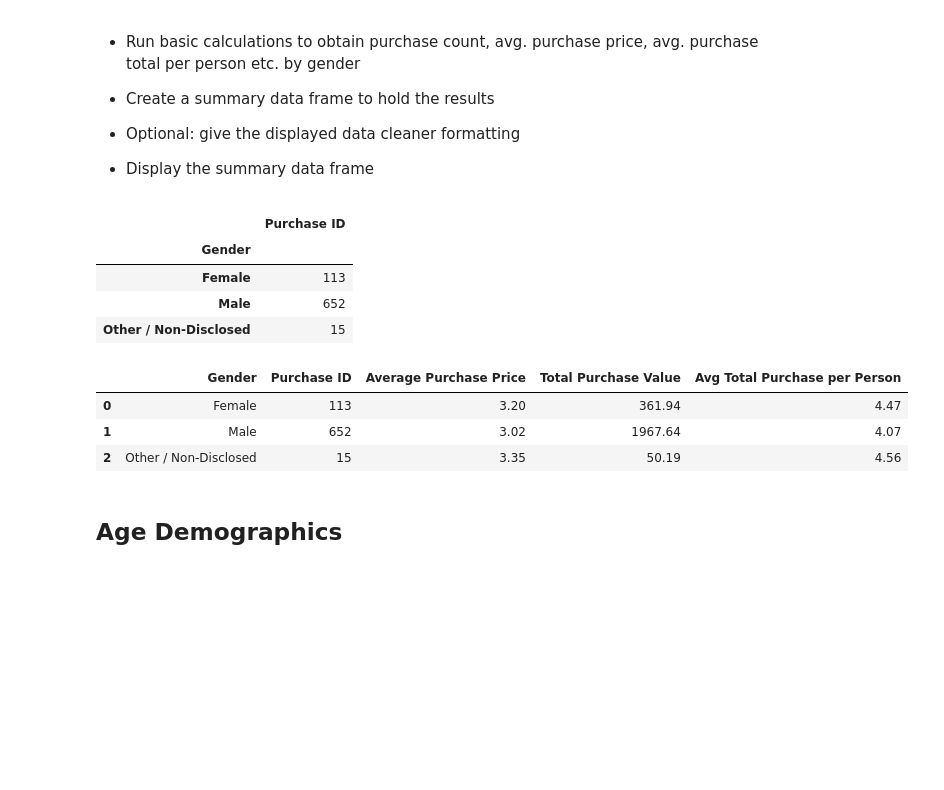
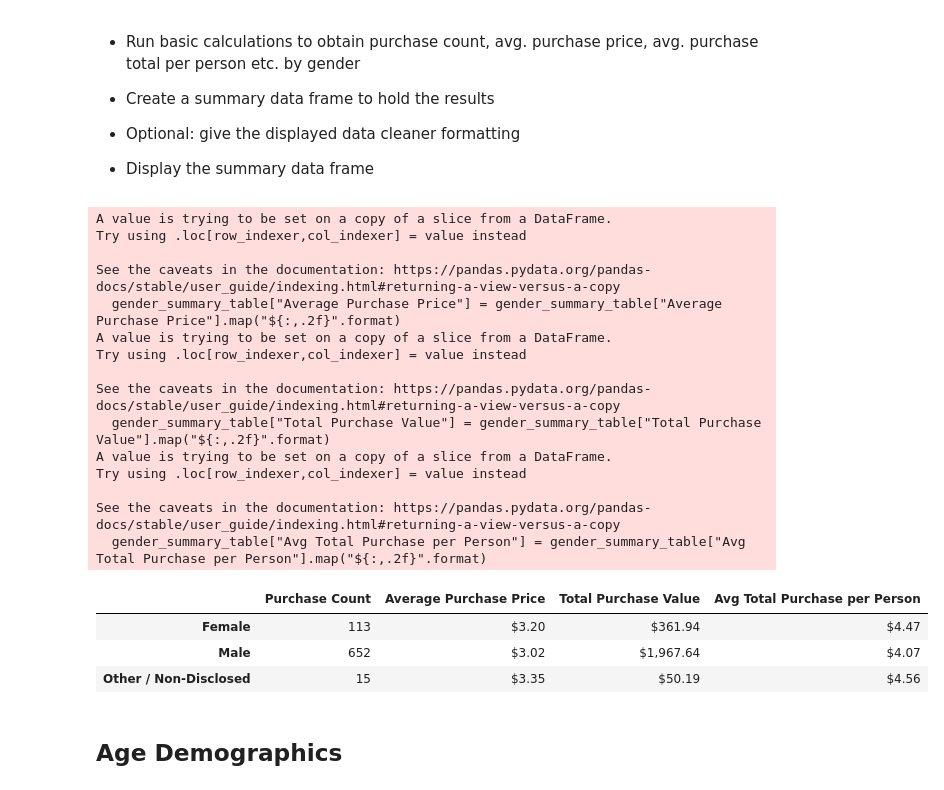
Before and after one commit to hmcwhit96/Pandas-challenge, a Jupyter notebook: Heroes of Pymoli/HeroesOfPymoli_starter.ipynb, the cells around one changed output. Saved outputs shown, nothing was run; the diff lists cells and outputs as text; code cells hidden in the pictures; blank space fills up the shorter version.

```diff
--- a/Heroes of Pymoli/HeroesOfPymoli_starter.ipynb
+++ b/Heroes of Pymoli/HeroesOfPymoli_starter.ipynb
@@ -183,61 +141,70 @@ gender_summary
 # %%
-# make tables for each gender
+# make tables for each summary statistic
+gender_PA_df = purchase_data[["Gender", "Price","Purchase ID"]]
+gender_group_df = gender_PA_df.groupby(["Gender"])
 
-gender_PA_df = purchase_data[["Gender", "Price"]]
-gender_group1 = gender_PA_df.groupby(["Gender"])
+avg_per_gender = gender_group_df.mean().round(2)
 
-avg_per_gender = gender_group1.mean().round(2)
-avg_per_gender
-
-tot_purch = purchase_data[["Gender","Price"]]
+tot_purch = purchase_data[["Gender","Price","Purchase ID"]]
 gender_group3 = tot_purch.groupby(["Gender"])
 
-total_gender_purch = gender_group3.sum()
-total_gender_purch
+total_gender_purch = gender_group3["Price"].sum()
 
 gender_purchase = purchase_data[["Gender","Purchase ID"]]
 gender_group2 = gender_purchase.groupby(["Gender"])
 
 purch_per_gender = gender_group2.count()
-purch_per_gender
-# %% [output]
-|  | Purchase ID |
-| Gender |  |
-| Female | 113 |
-| Male | 652 |
-| Other / Non-Disclosed | 15 |
 # %%
 unique_df = purchase_data[["SN","Gender"]]
 unique_df = unique_df.drop_duplicates(["SN"])
 unique_df = unique_df["Gender"]
 unique_df.value_counts()
 male_count = unique_df.loc[unique_df == "Male"].count()
 female_count = unique_df.loc[unique_df == "Female"].count()
 other_count = unique_df.loc[unique_df == "Other / Non-Disclosed"].count()
 
 # averge purchase per person per gender
-
 unique_countsdf = pd.DataFrame({
     "Gender": ["Male", "Female", "Other / Non-Disclosed"],
     "Unique Count": [male_count,female_count,other_count]
 })
 
 # summary table
-
 sum_table = pd.merge(purch_per_gender,avg_per_gender,on="Gender")
-
-sum_table2 = pd.merge(sum_table, total_gender_purch, on="Gender")
+sum_table1 = pd.merge(sum_table,purch_per_gender,on="Gender")
+sum_table2 = pd.merge(sum_table1, total_gender_purch, on="Gender")
 sum_table3 = pd.merge(sum_table2, unique_countsdf, on="Gender")
 sum_table3["Avg Total Purchase per Person"] = (sum_table3["Price_y"]/sum_table3["Unique Count"]).round(2)
 
-sum_table3 = sum_table3.rename(columns=({'Price_x':"Average Purchase Price","Price_y":"Total Purchase Value"}))
-gender_summary_table = sum_table3[["Gender","Purchase ID","Average Purchase Price","Total Purchase Value","Avg Total Purchase per Person"]]
+sum_table3 = sum_table3.rename(columns=({'Price_x':"Average Purchase Price","Price_y":"Total Purchase Value",'Purchase ID':'Purchase Count'}))
+gender_summary_table = sum_table3[["Purchase Count","Average Purchase Price","Total Purchase Value","Avg Total Purchase per Person"]]
+gender_summary_table.index = [['Female','Male','Other / Non-Disclosed']]
+
+gender_summary_table["Average Purchase Price"] = gender_summary_table["Average Purchase Price"].map("${:,.2f}".format)
+gender_summary_table["Total Purchase Value"] = gender_summary_table["Total Purchase Value"].map("${:,.2f}".format)
+gender_summary_table["Avg Total Purchase per Person"] = gender_summary_table["Avg Total Purchase per Person"].map("${:,.2f}".format)
+
 gender_summary_table
 # %% [output]
+A value is trying to be set on a copy of a slice from a DataFrame.
+Try using .loc[row_indexer,col_indexer] = value instead
+
+See the caveats in the documentation: https://pandas.pydata.org/pandas-docs/stable/user_guide/indexing.html#returning-a-view-versus-a-copy
+  gender_summary_table["Average Purchase Price"] = gender_summary_table["Average Purchase Price"].map("${:,.2f}".format)
+A value is trying to be set on a copy of a slice from a DataFrame.
+Try using .loc[row_indexer,col_indexer] = value instead
+
+See the caveats in the documentation: https://pandas.pydata.org/pandas-docs/stable/user_guide/indexing.html#returning-a-view-versus-a-copy
+  gender_summary_table["Total Purchase Value"] = gender_summary_table["Total Purchase Value"].map("${:,.2f}".format)
+A value is trying to be set on a copy of a slice from a DataFrame.
+Try using .loc[row_indexer,col_indexer] = value instead
+
+See the caveats in the documentation: https://pandas.pydata.org/pandas-docs/stable/user_guide/indexing.html#returning-a-view-versus-a-copy
+  gender_summary_table["Avg Total Purchase per Person"] = gender_summary_table["Avg Total Purchase per Person"].map("${:,.2f}".format)
-|  | Gender | Purchase ID | Average Purchase Price | Total Purchase Value | Avg Total Purchase per Person |
-| 0 | Female | 113 | 3.20 | 361.94 | 4.47 |
-| 1 | Male | 652 | 3.02 | 1967.64 | 4.07 |
-| 2 | Other / Non-Disclosed | 15 | 3.35 | 50.19 | 4.56 |
+|  | Purchase Count | Average Purchase Price | Total Purchase Value | Avg Total Purchase per Person |
+| Female | 113 | $3.20 | $361.94 | $4.47 |
+| Male | 652 | $3.02 | $1,967.64 | $4.07 |
+| Other / Non-Disclosed | 15 | $3.35 | $50.19 | $4.56 |
 # %% [markdown]
 ## Age Demographics
 # %% [markdown]
```
Also changed, not shown: parts of 17 cells of this notebook.
